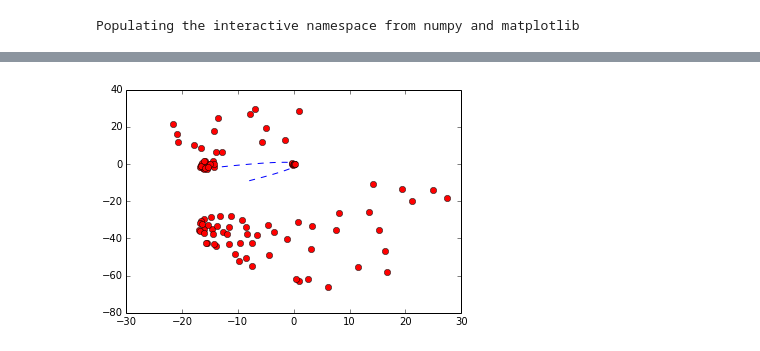
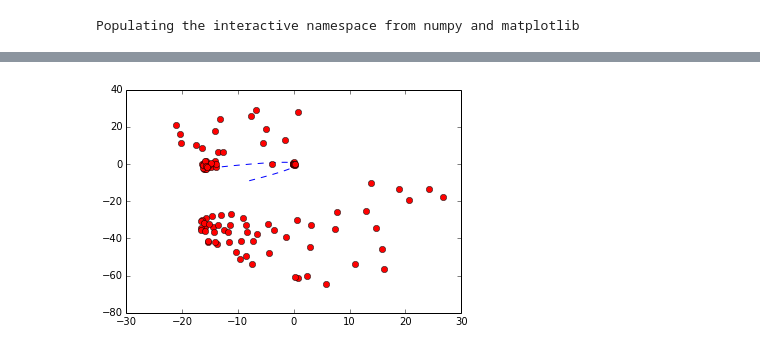
Before and after one commit to mkourjan/GalaxyProject, a Jupyter notebook: RevisedSpeedUpCode.ipynb, the cells around one changed output, grey strips where cells are left out. Saved outputs shown, nothing was run; the diff lists cells and outputs as text; code cells hidden in the pictures.

```diff
--- a/RevisedSpeedUpCode.ipynb
+++ b/RevisedSpeedUpCode.ipynb
@@ -69,6 +69,9 @@ def derivgalaxy(y,t,M,S):
     dvRx_dt = -G * ((M+S)/(sqrt(Rx**2+Ry**2))**3)*Rx
     dvRy_dt = -G * ((M+S)/(sqrt(Rx**2+Ry**2))**3)*Ry
 
+    if np.sqrt(dvrx_dt**2 + dvry_dt**2) > 800000.:
+        print t,np.sqrt(dvrx_dt**2 + dvry_dt**2)
+
     return np.array([dvRx_dt, vRx, dvRy_dt, vRy, dvrx_dt, vrx, dvry_dt, vry])
 # %%
 def Make_Master_Array(Rx0 = -8, Ry0 = -9,Initial_velocity_X = 0.85,Initial_velocity_Y = 0.65,t = 11., M=330., S=330., dt = 0.01):
@@ -80,7 +83,7 @@ def Make_Master_Array(Rx0 = -8, Ry0 = -9,Initial_velocity_X = 0.85,Initial_veloc
     vRx_0 = Initial_velocity_X                                ## Initial velocity of disruptor galaxy in x
     vRy_0 = Initial_velocity_Y                                ## Initial velocity of disruptor galaxy in y
 
-    ts = np.arange(0.,t+0.1,0.01)
+    ts = np.arange(0.,t+0.1,0.0075)
 
     MasterArray = []
 
@@ -124,5 +142,5 @@ results_C = Make_Master_Array(Rx0 = -8, Ry0 = -9, Initial_velocity_X = 0.85,Init
 #Light Mass Disruptor
 # %%
-results_D = Make_Master_Array(Rx0 = -8, Ry0 = -9, Initial_velocity_X = 0.85,Initial_velocity_Y = 0.65,t = 20, M=330., S=1320., dt = 0.01)
+results_D = Make_Master_Array(Rx0 = -8, Ry0 = -9, Initial_velocity_X = 0.85,Initial_velocity_Y = 0.65,t = 20, M=330., S=1320., dt = 0.0075)
 #Heavy Mass Disruptor
 # %% [output]
@@ -182,6 +205,6 @@ def Make_Plots_D(t, dt):
         plt.plot(results_D[2*i][index], results_D[2*i + 1][index], 'ro', label = "Stars")
     plt.show()
 # %%
-d = interact(Make_Plots_D,t = (0.,20.1), dt = (0.0001,0.01))
+d = interact(Make_Plots_D,t = (0.,20.1), dt = (0.0075))
 # %% [output]
-[figure, old version]
+[figure, new version]
```
Also changed, not shown: parts of 7 cells of this notebook, 3 other files.
